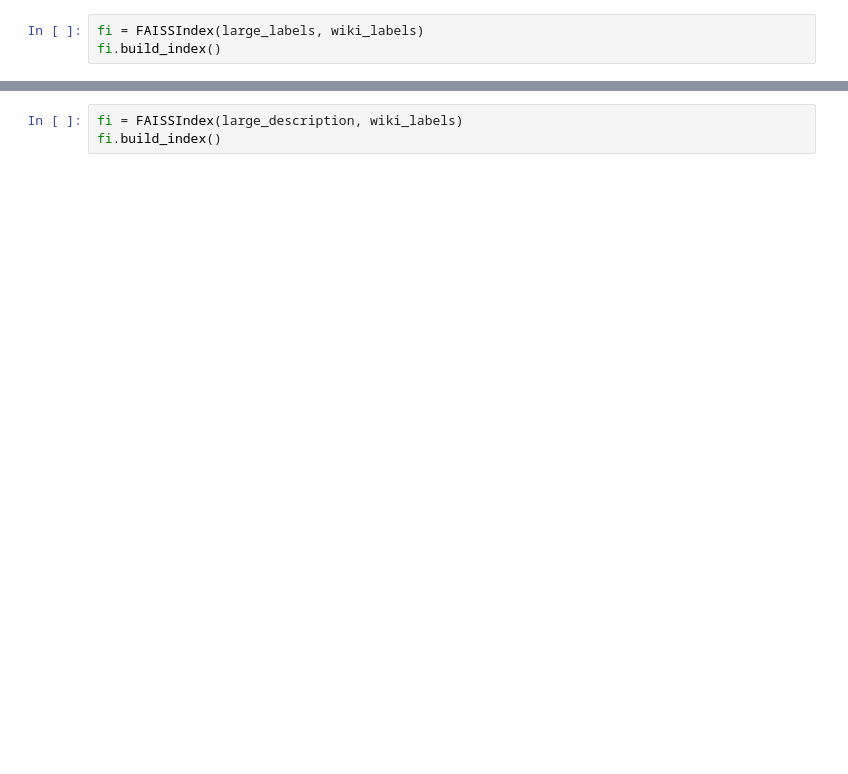
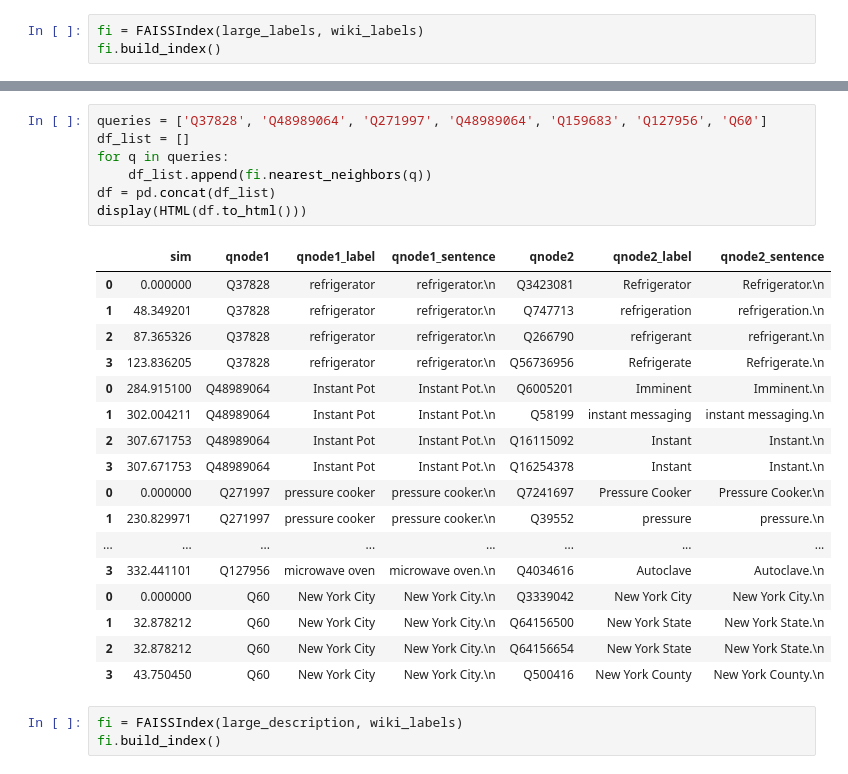
Before and after one commit to usc-isi-i2/maa-analysis, a Jupyter notebook: analysis/FAISS Similarity.ipynb, the cells around one changed output, grey strips where cells are left out. Saved outputs shown, nothing was run; the diff lists cells and outputs as text; blank space fills up the shorter version.

```diff
--- a/analysis/FAISS Similarity.ipynb
+++ b/analysis/FAISS Similarity.ipynb
@@ -82,3 +44,28 @@ compute_results(fi)
+# %%
+queries = ['Q37828', 'Q48989064', 'Q271997', 'Q48989064', 'Q159683', 'Q127956', 'Q60']
+df_list = []
+for q in queries:
+    df_list.append(fi.nearest_neighbors(q))
+df = pd.concat(df_list)
+display(HTML(df.to_html()))
+# %% [output]
+|  | sim | qnode1 | qnode1_label | qnode1_sentence | qnode2 | qnode2_label | qnode2_sentence |
+| 0 | 0.000000 | Q37828 | refrigerator | refrigerator.\n | Q3423081 | Refrigerator | Refrigerator.\n |
+| 1 | 48.349201 | Q37828 | refrigerator | refrigerator.\n | Q747713 | refrigeration | refrigeration.\n |
+| 2 | 87.365326 | Q37828 | refrigerator | refrigerator.\n | Q266790 | refrigerant | refrigerant.\n |
+| 3 | 123.836205 | Q37828 | refrigerator | refrigerator.\n | Q56736956 | Refrigerate | Refrigerate.\n |
+| 0 | 284.915100 | Q48989064 | Instant Pot | Instant Pot.\n | Q6005201 | Imminent | Imminent.\n |
+| 1 | 302.004211 | Q48989064 | Instant Pot | Instant Pot.\n | Q58199 | instant messaging | instant messaging.\n |
+| 2 | 307.671753 | Q48989064 | Instant Pot | Instant Pot.\n | Q16115092 | Instant | Instant.\n |
+| 3 | 307.671753 | Q48989064 | Instant Pot | Instant Pot.\n | Q16254378 | Instant | Instant.\n |
+| 0 | 0.000000 | Q271997 | pressure cooker | pressure cooker.\n | Q7241697 | Pressure Cooker | Pressure Cooker.\n |
+| 1 | 230.829971 | Q271997 | pressure cooker | pressure cooker.\n | Q39552 | pressure | pressure.\n |
+| ... | ... | ... | ... | ... | ... | ... | ... |
+| 3 | 332.441101 | Q127956 | microwave oven | microwave oven.\n | Q4034616 | Autoclave | Autoclave.\n |
+| 0 | 0.000000 | Q60 | New York City | New York City.\n | Q3339042 | New York City | New York City.\n |
+| 1 | 32.878212 | Q60 | New York City | New York City.\n | Q64156500 | New York State | New York State.\n |
+| 2 | 32.878212 | Q60 | New York City | New York City.\n | Q64156654 | New York State | New York State.\n |
+| 3 | 43.750450 | Q60 | New York City | New York City.\n | Q500416 | New York County | New York County.\n |
 # %%
 fi = FAISSIndex(large_description, wiki_labels)
 fi.build_index()
```
Also changed, not shown: parts of 12 cells of this notebook, 2 other files.
